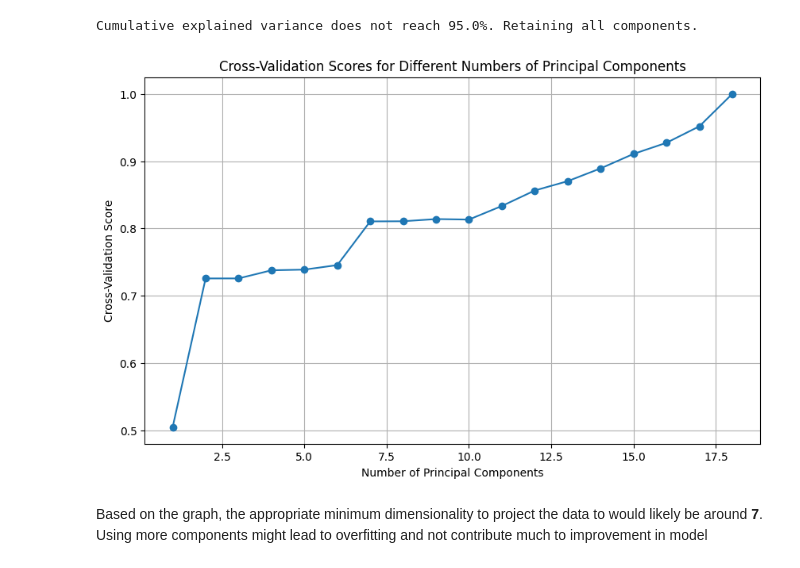
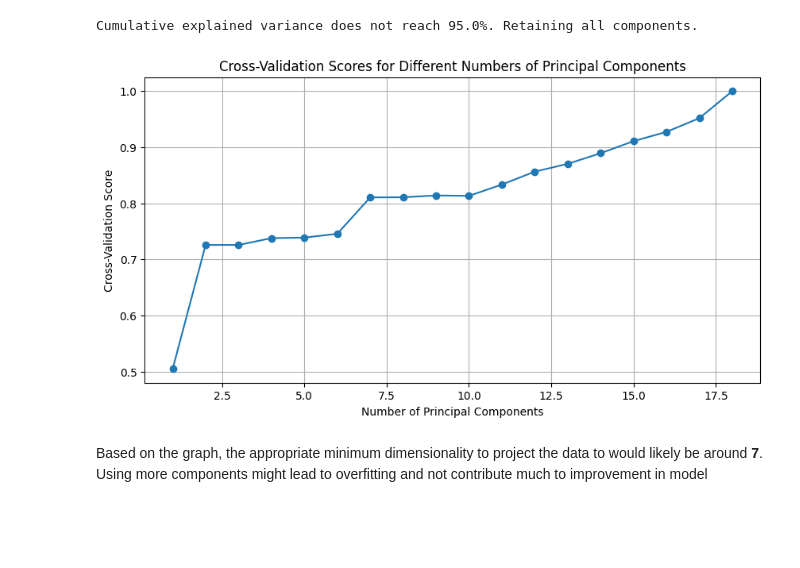
Before and after one commit to Omega-Centauri-21/Business-Intelligence, a Jupyter notebook: CS4730 Coursework 2/[Sub Task 2] CS4730 Coursework 2.ipynb, the cells around one changed output. Drawn from its saved outputs; the diff is of its cells as text; code cells hidden in the pictures; blank space fills up the shorter version.

```diff
--- a/CS4730 Coursework 2/[Sub Task 2] CS4730 Coursework 2.ipynb
+++ b/CS4730 Coursework 2/[Sub Task 2] CS4730 Coursework 2.ipynb
@@ -152,28 +150,28 @@ Cumulative explained variance does not reach 95.0%. Retaining all components.
 # %%
 # Cross-validation to evaluate the performance with different numbers of components
 explained_variance_ratios = []
 cross_val_scores = []
 
 for n_components in range(1, len(df.columns)):
     pca = PCA(n_components=n_components)
     pca_result = pca.fit_transform(scaled_df)
 
     # Use linear regression for cross-validation
     model = LinearRegression()
     scores = cross_val_score(model, pca_result, df.iloc[:, 0], cv=5)  # Assuming the first column is the target variable
     explained_variance_ratios.append(sum(pca.explained_variance_ratio_))
     cross_val_scores.append(scores.mean())
 
 # Plot cross-validation scores
-plt.figure(figsize=(10, 6))
+plt.figure(figsize=(10, 5))
 plt.plot(range(1, len(df.columns)), cross_val_scores, marker='o')
 plt.xlabel('Number of Principal Components')
 plt.ylabel('Cross-Validation Score')
 plt.title('Cross-Validation Scores for Different Numbers of Principal Components')
 plt.grid(True)
 plt.show()
 # %% [output]
-[figure, old version]
+[figure, new version]
 # %% [markdown]
 Based on the graph, the appropriate minimum dimensionality to project the data to would likely be around **7**.
 Using more components might lead to overfitting and not contribute much to improvement in model
```
Also changed, not shown: parts of 2 cells of this notebook, 1 other file.
